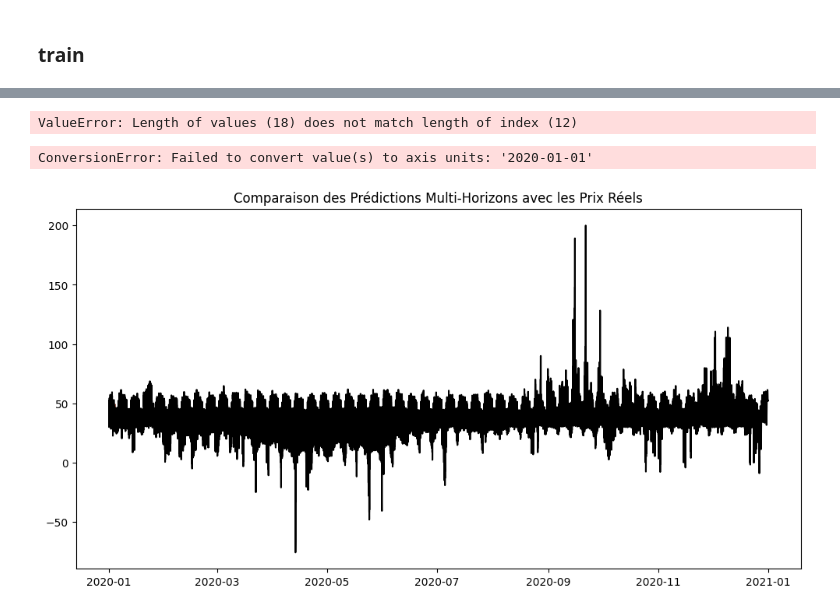
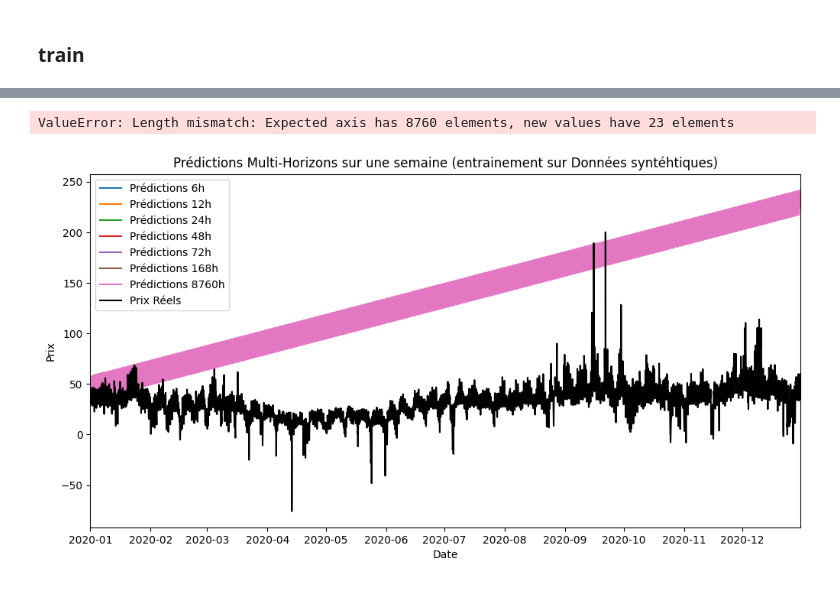
Before and after one commit to julian240502/AugmentForecast, a Jupyter notebook: Synthetic_Sarimax_training.ipynb, the cells around one changed output, grey strips where cells are left out. Drawn from its saved outputs; the diff is of its cells as text; code cells hidden in the pictures.

```diff
--- a/Synthetic_Sarimax_training.ipynb
+++ b/Synthetic_Sarimax_training.ipynb
@@ -36,7 +36,7 @@ synthetic_data = pd.concat(synthetic_data_list)
 print(synthetic_data.head())
 
 
-horizons = [6, 12, 24, 48, 72, 168]  # En heures
+horizons = [6, 12, 24, 48, 72, 168, 8760]  # En heures
 # %% [output]
    price  dayofweek  hourofday
 0  31.66          0          0
@@ -185,9 +166,13 @@ plt.show()
 ### FUsion
 # %%
 data_combined = pd.concat([data, synthetic_aggregated]).sort_index()
+#Calcul de la moyenne des valeurs par heure après concaténation
+data_combined = data_combined.groupby(level=0).mean()
+
 
 # Vérification des données combinées
 print(data_combined.info())
 print(data_combined.describe())
+print(data_combined.head())
 # %% [output]
 <class 'pandas.core.frame.DataFrame'>
@@ -237,7 +221,7 @@ data_combined[['price_scaled', 'price_lag_1', 'price_lag_24']] = scaler.fit_tran
 # %%
 # Division temporelle des données
 train = data_combined[:'2019']
-test = data_combined['2020':]
+test = data['2020':]
 
 # Vérifier les dimensions des ensembles
 print(f"Train : {train.shape[0]} lignes")
@@ -314,4 +332,6 @@ See the caveats in the documentation: https://pandas.pydata.org/pandas-docs/stab
 # %%
+
+
 from sklearn.metrics import mean_absolute_error, mean_squared_error
 import numpy as np
 
@@ -327,6 +347,10 @@ for horizon in horizons:
     # Prédictions pour l'horizon
     predicted = predictions[horizon]
 
+    # Remplacer l'index de predicted par celui de actual
+    predicted.index = actual.index
+
+
     # Calculer les métriques uniquement sur les tailles correspondantes
     mae = mean_absolute_error(actual, predicted)
     rmse = np.sqrt(mean_squared_error(actual, predicted))
@@ -339,25 +363,25 @@ for horizon in horizons:
 for horizon, metric in metrics.items():
     print(f"Horizon {horizon}h : MAE = {metric['MAE']:.2f}, RMSE = {metric['RMSE']:.2f}, MAPE = {metric['MAPE']:.2f}%")
 # %% [output]
-ValueError: Length of values (18) does not match length of index (12)
+ValueError: Length mismatch: Expected axis has 8760 elements, new values have 23 elements
 # %%
+
 import matplotlib.pyplot as plt
 
 # Visualiser les prédictions vs. les valeurs réelles
 plt.figure(figsize=(12, 6))
 
 for horizon in horizons:
     plt.plot(test.index[:len(predictions[horizon])], predictions[horizon], label=f'Prédictions {horizon}h')
 
 # Tracer les données réelles
 plt.plot(test.index, test['price'], label='Prix Réels', color='black')
 
-plt.title('Comparaison des Prédictions Multi-Horizons avec les Prix Réels')
-plt.xlim('2020-01-01', '2020-01-08')
+plt.title('Prédictions Multi-Horizons sur une semaine (entrainement sur Données syntéhtiques)')
+plt.xlim(pd.to_datetime('2020-01-01'), pd.to_datetime('2020-12-31'))
 plt.xlabel('Date')
 plt.ylabel('Prix')
 plt.legend()
 plt.show()
 # %% [output]
-ConversionError: Failed to convert value(s) to axis units: '2020-01-01'
-[figure, old version]
+[figure, new version]
```
Also changed, not shown: parts of 14 cells of this notebook, 5 other files.
